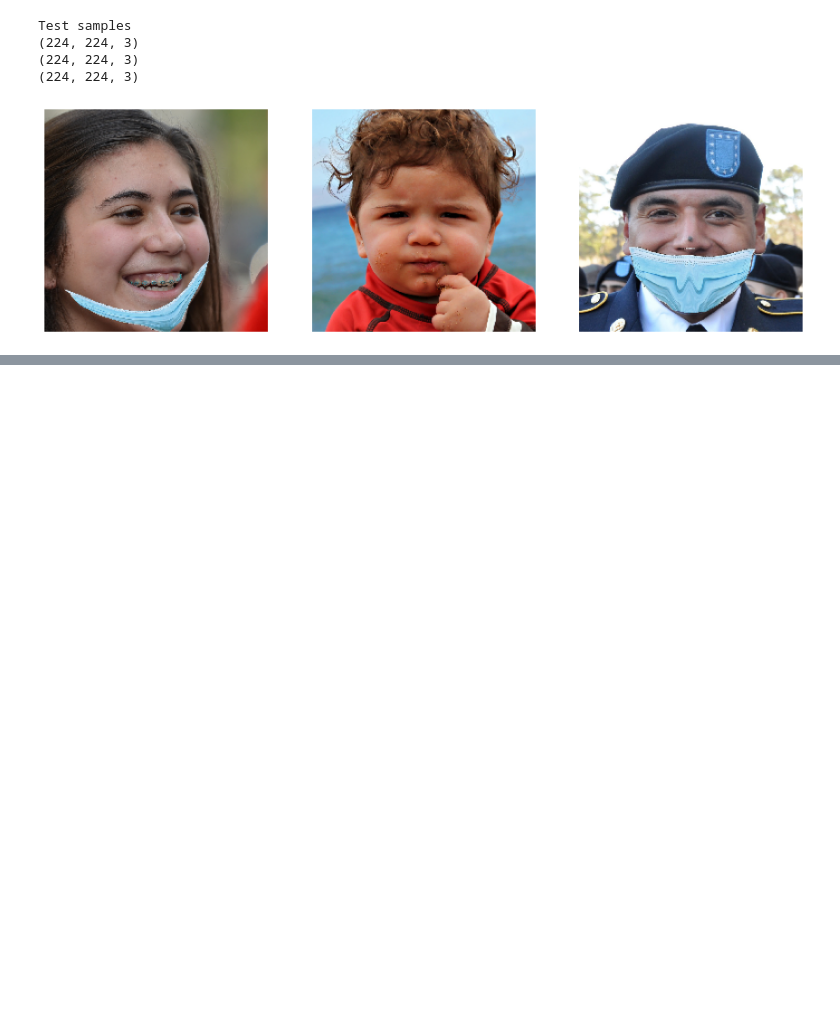
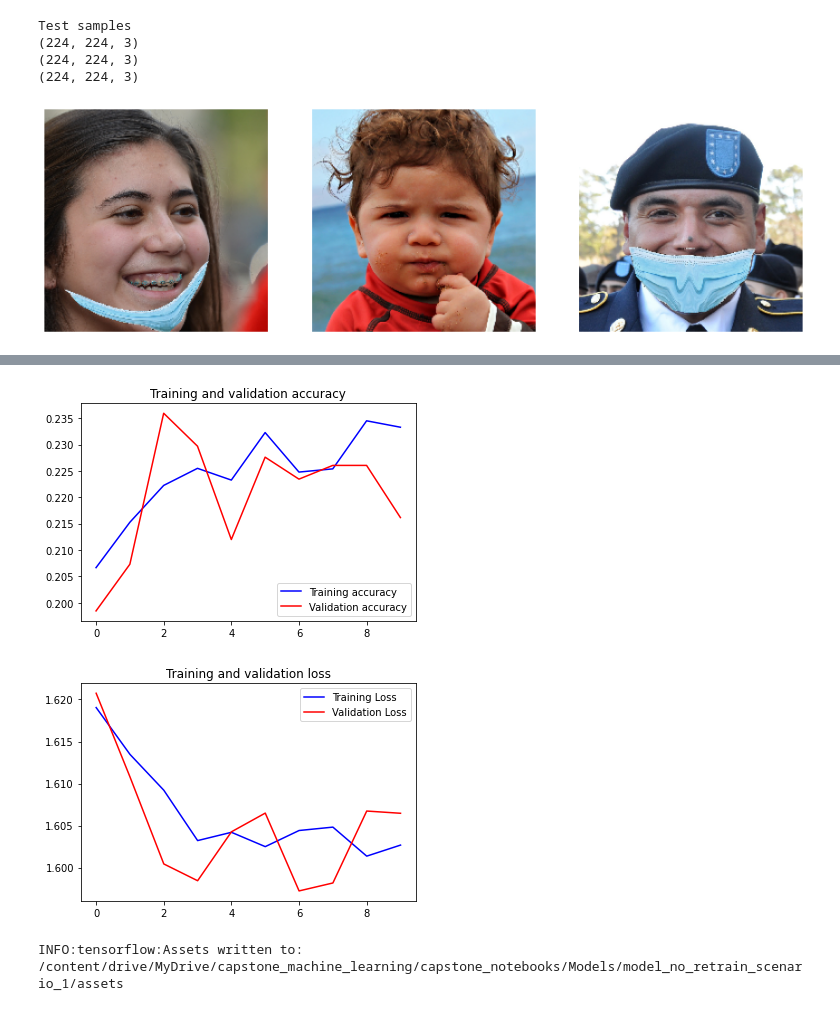
Before and after one commit to BingkAI-B21CAP0161/C-Mask-Machine-Learning, a Jupyter notebook: Modelling/MobileNet_without_retrain.ipynb, the cells around one changed output, grey strips where cells are left out. Drawn from its saved outputs; the diff is of its cells as text; code cells hidden in the pictures; blank space fills up the shorter version.

Commit message:
Added naive model with only the output layer trained.

```diff
--- a/Modelling/MobileNet_without_retrain.ipynb
+++ b/Modelling/MobileNet_without_retrain.ipynb
@@ -24,6 +31,7 @@ DATASET_DIR = '/content/drive/MyDrive/capstone_machine_learning/capstone_dataset
 TRAIN_DIR = os.path.join(DATASET_DIR, 'train')
 VAL_DIR = os.path.join(DATASET_DIR, 'validation')
 TEST_DIR = os.path.join(DATASET_DIR, 'test')
+BATCH_SIZE = 128
 # %% [markdown]
 ## Load images using ImageDataGenerator
 # %%
@@ -120,0 +135,2 @@ Test samples
+# %%
+NUM_CLASSES = train_generator.num_classes
@@ -120,0 +188,12 @@ Test samples
+# %%
+model.compile(optimizer='Adam', loss='categorical_crossentropy', metrics=['accuracy'])
+# %%
+steps_train = train_generator.n//BATCH_SIZE
+steps_val = test_generator.n//BATCH_SIZE
+
+history = model.fit(train_generator,
+          steps_per_epoch=steps_train,
+          validation_data=test_generator,
+          validation_steps=steps_val,
+          epochs=10,
+          verbose=1)
@@ -120,0 +221,30 @@ Test samples
+# %%
+# Plot accuracy of training and 'validation'
+acc = history.history['accuracy']
+val_acc = history.history['val_accuracy']
+loss = history.history['loss']
+val_loss = history.history['val_loss']
+
+epochs = range(len(acc))
+
+plt.plot(epochs, acc, 'b', label='Training accuracy')
+plt.plot(epochs, val_acc, 'r', label='Validation accuracy')
+plt.title('Training and validation accuracy')
+plt.legend()
+
+plt.figure()
+
+plt.plot(epochs, loss, 'b', label='Training Loss')
+plt.plot(epochs, val_loss, 'r', label='Validation Loss')
+plt.title('Training and validation loss')
+plt.legend()
+
+plt.show()
+# %% [output]
+[figure, added]
+[figure, added]
+# %%
+MODEL_DIR = "/content/drive/MyDrive/capstone_machine_learning/capstone_notebooks/Models"
+model.save(os.path.join(MODEL_DIR, 'model_no_retrain_scenario_1'))
+# %% [output]
+INFO:tensorflow:Assets written to: /content/drive/MyDrive/capstone_machine_learning/capstone_notebooks/Models/model_no_retrain_scenario_1/assets
```
Also changed, not shown: parts of 13 cells of this notebook.
